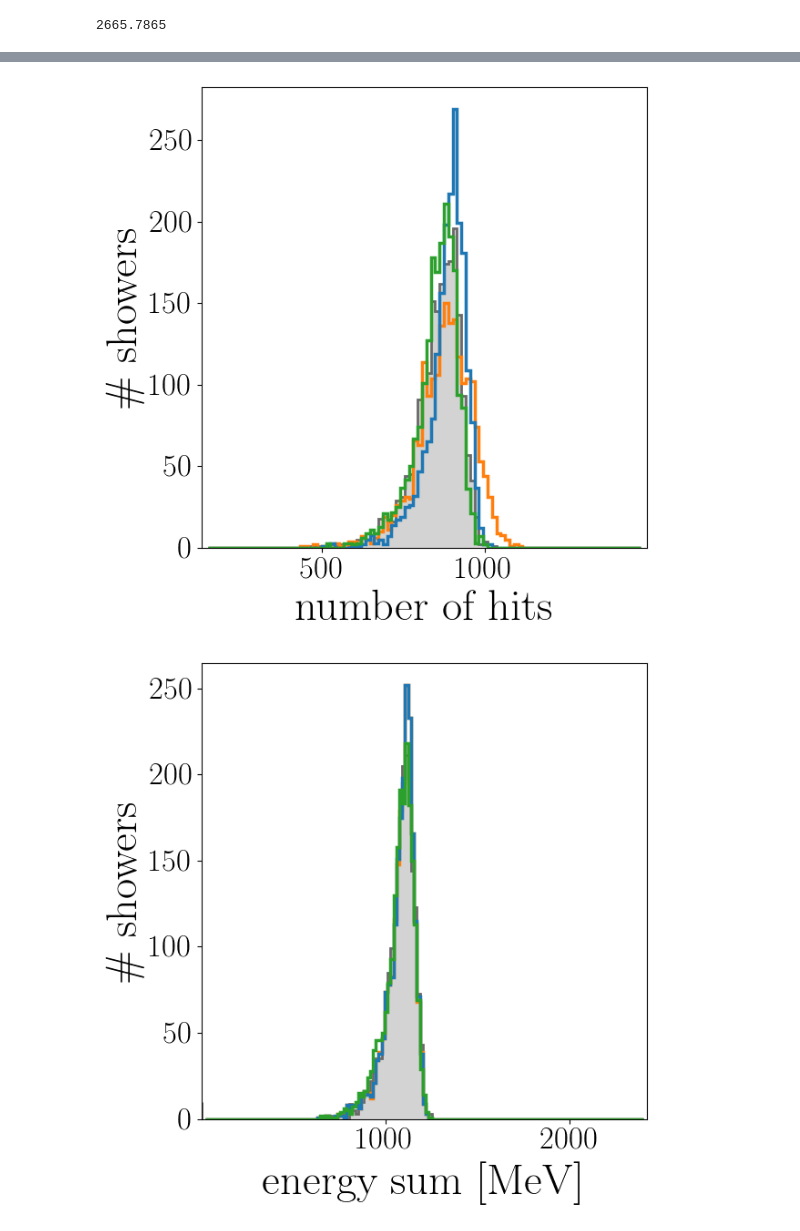
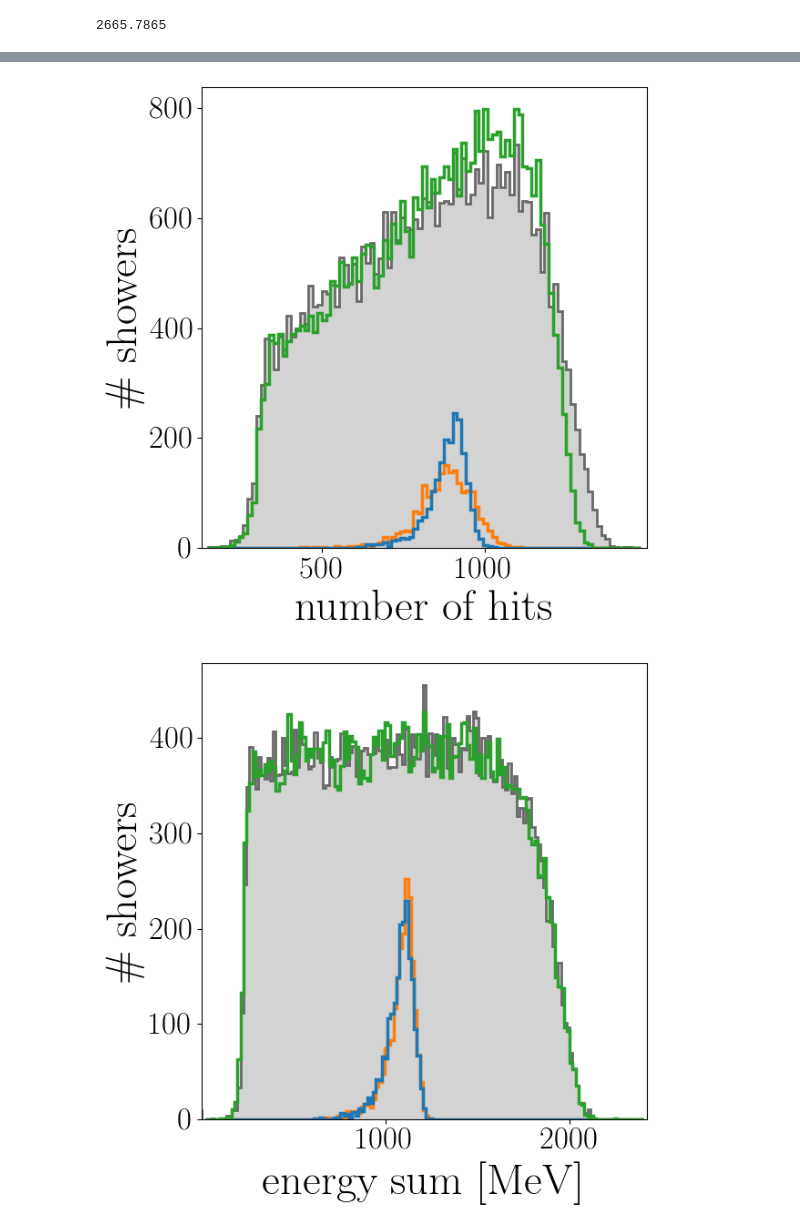
Before and after one commit to FLC-QU-hep/CaloClouds-3, a Jupyter notebook: validation.ipynb, the cells around one changed output, grey strips where cells are left out. Cells and saved outputs as stored; diff of their text form; code cells hidden in the pictures.

```diff
--- a/validation.ipynb
+++ b/validation.ipynb
@@ -425,15 +432,20 @@ def get_shower(num_points, energy, cond_N, bs=1, kdiffusion=False, config=None):
 
 
 # batch inference
-def gen_showers_batch(e_min, e_max, num=2000, bs=32, kdiffusion=False, config=None):
+def gen_showers_batch(e_min, e_max, num=2000, bs=32, kdiffusion=False, config=None, max_points=6000):
 
     cond_E = torch.FloatTensor(num, 1).uniform_(e_min, e_max).to(cfg.device)
     samples = distribution.condition(cond_E/100).sample(torch.Size([num, ])).cpu().numpy()
 
-    energies = (samples[:, 0] * 2.5 * 1000).reshape(num, 1)
-
     clusters_per_layer_gen = samples[:, 2:32] * 400
     clusters_per_layer_gen[clusters_per_layer_gen < 0] = 0
+    # resample if sum of clusters larger than max_points
+    while np.any(clusters_per_layer_gen.sum(axis=1) > max_points):
+        samples = distribution.condition(cond_E/100).sample(torch.Size([num, ])).cpu().numpy()
+        clusters_per_layer_gen = samples[:, 2:32] * 400
+        clusters_per_layer_gen[clusters_per_layer_gen < 0] = 0
+
+    energies = (samples[:, 0] * 2.5 * 1000).reshape(num, 1)
 
     cog_x = samples[:, 32]
     cog_y = samples[:, 33] + 15
@@ -494,7 +506,7 @@ def gen_showers_batch(e_min, e_max, num=2000, bs=32, kdiffusion=False, config=No
         fs[:, :, -1][fs[:, :, -1]  < 0] = 0    # setting negative energies to 0
         fs[:, :, -1] = fs[:, :, -1] / fs[:, :, -1].sum(axis=1).reshape(bs, 1) * energies[evt_id : evt_id+bs] # energy rescaling to predicted e_sum
 
-        length = 6000 - fs.shape[1]
+        length = max_points - fs.shape[1]
         fs = np.concatenate((fs, np.zeros((bs, length, 4))), axis=1)
         fake_showers_list.append(fs)
 
@@ -508,16 +520,16 @@ def gen_showers_batch(e_min, e_max, num=2000, bs=32, kdiffusion=False, config=No
     fake_showers[:, 2] = fake_showers[:, 2] * (Zmin-Zmax) + Zmax
 
     # CoG calibration
-    # cog = get_cog(fake_showers[:, 0], fake_showers[:, 1], fake_showers[:, 2], fake_showers[:, 3])
-    # fake_showers[:, 0] -= (cog[0] - cog_x)[:,None]
-    # fake_showers[:, 2] -= (cog[2] - cog_z)[:,None]
+    cog = get_cog(fake_showers[:, 0], fake_showers[:, 1], fake_showers[:, 2], fake_showers[:, 3])
+    fake_showers[:, 0] -= (cog[0] - cog_x)[:,None]
+    fake_showers[:, 2] -= (cog[2] - cog_z)[:,None]
 
     return fake_showers
 # %%
-torch.manual_seed(123)
+torch.manual_seed(1234)
 
 kdiffusion=True
-cfg.num_steps = 18
+cfg.num_steps = 13
 cfg.sampler = 'heun'   # default 'heun'
 cfg.s_churn =  0.0     # stochasticity, default 0.0  (if s_churn more than num_steps, it will be clamped to max value)
 cfg.s_noise = 1.0    # default 1.0   # noise added when s_churn > 0
@@ -526,7 +538,7 @@ cfg.sigma_min = 0.002   # default 0.002
 cfg.rho = 7. # default 7.0
 
 s_t = time.time()
-fake_showers_3 = gen_showers_batch(50, 50, 2000, bs=64, kdiffusion=kdiffusion, config=cfg)
+fake_showers_3 = gen_showers_batch(10, 90, 40000, bs=64, kdiffusion=kdiffusion, config=cfg)
 t = time.time() - s_t
 print(fake_showers_3.shape)
 print(t)
@@ -685,13 +699,13 @@ cfg.bins_r = 35
 # %%
-events = get_projections(real_showers, MAP, layer_bottom_pos)
-events_fake = get_projections(fake_showers, MAP, layer_bottom_pos)
-events_fake_2 = get_projections(fake_showers_2, MAP, layer_bottom_pos)
+# events = get_projections(real_showers, MAP, layer_bottom_pos)
+# events_fake = get_projections(fake_showers, MAP, layer_bottom_pos)
+# events_fake_2 = get_projections(fake_showers_2, MAP, layer_bottom_pos)
 events_fake_3 = get_projections(fake_showers_3, MAP, layer_bottom_pos)
 # %%
 # get_plots(events, [events_fake, events_fake_2],
 importlib.reload(plotting)
 plotting.get_plots(events, [events_fake, events_fake_2, events_fake_3],
-            labels = ['G4 50GeV', 'CaloClouds', 'Heun 13 (25)', r'longer training (no EMA)'],
+            labels = ['G4 50GeV', 'CaloClouds', 'Heun 13 (25)', r'Consistency Model'],
             title=r'\textbf{50 GeV}',
          )
 # %% [output]
@@ -701,2 +715,2 @@ plotting.get_plots(events, [events_fake, events_fake_2, events_fake_3],
-[figure, old version]
+[figure, new version]
-[figure, old version]
+[figure, new version]
```
Also changed, not shown: parts of 14 cells of this notebook, 1 other file.
